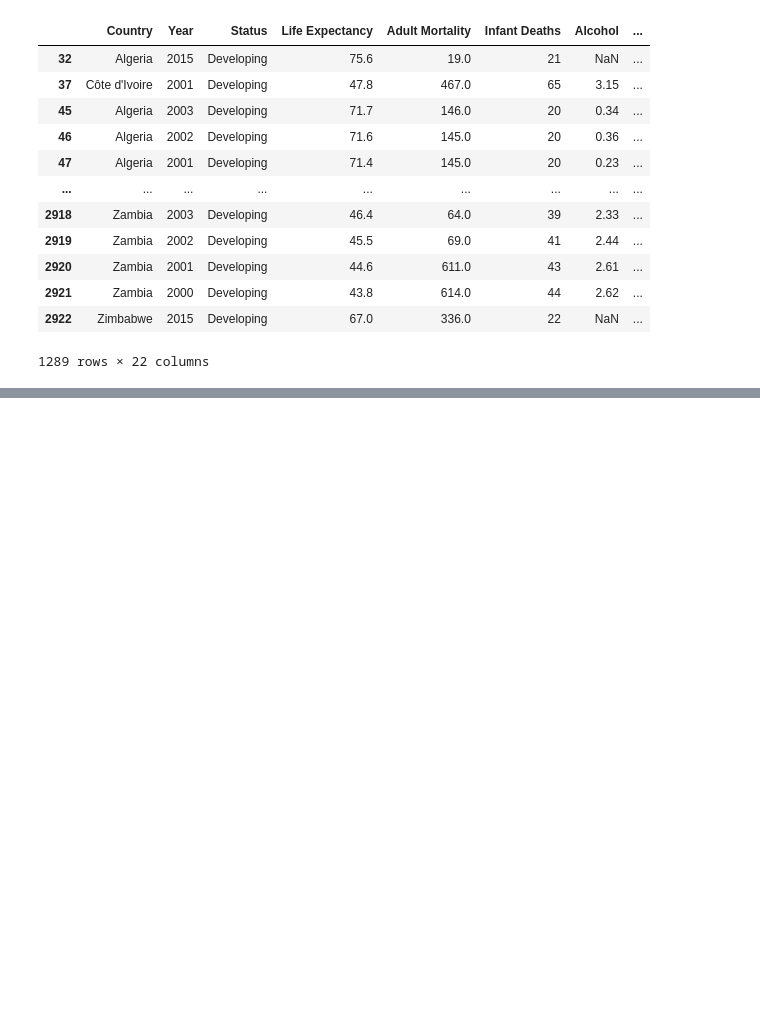
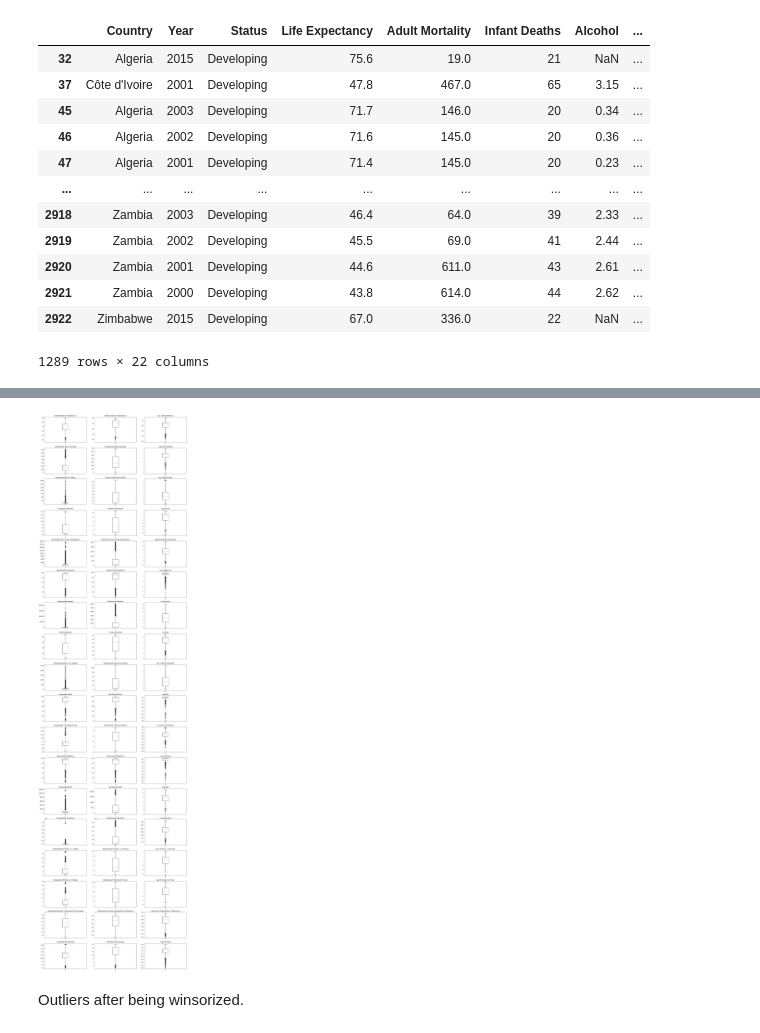
Before and after one commit to Taslack/Thinkful, a Jupyter notebook: Module 16/Checkpoint 10/Challenge.ipynb, the cells around one changed output, grey strips where cells are left out. Drawn from its saved outputs; the diff is of its cells as text; code cells hidden in the pictures; blank space fills up the shorter version.

```diff
--- a/Module 16/Checkpoint 10/Challenge.ipynb
+++ b/Module 16/Checkpoint 10/Challenge.ipynb
@@ -150,12 +163,15 @@ With all the null data we need to fill in the blanks.  Going to fill in with int
 # %%
 # Look at the columns to see if they are null
-null_cols = ['Life Expectancy', 'Adult Mortality', 'Alcohol',
-            'Hepatitis B', 'BMI', 'Polio', 'Total Expenditure',
+data_cols = ['Life Expectancy', 'Adult Mortality', 'Infant Deaths', 'Alcohol', 'Percentage Expenditure',
+            'Hepatitis B', 'Measles', 'BMI', 'Under-Five Deaths', 'Polio', 'Total Expenditure',
             'Diphtheria', 'GDP', 'Population', 'Thinness  1-19 Years',
             'Thinness 5-9 Years', 'Income Composition of Resources',
             'Schooling']
-df2 = df.copy()
+#df2 = df.copy()
 
 # Fill in the null values of the columns
-for col in null_cols:
+for col in data_cols:
+    #df2[col].fillna(df2[col].mean(), inplace=True)
     df2.loc[:, col] = df2.loc[:, col].interpolate()
+
+df2.isnull().sum() * 100/df2.isnull().count()
@@ -161,0 +196,26 @@ for col in null_cols:
+# %%
+# Box plots to view the outliers and Winsorize
+plt.figure(figsize=(20,80))
+i = 1
+z = len(data_cols)
+for col in data_cols:
+    plt.subplot(z, 3, i)
+    plt.boxplot(df2[col])
+    plt.title('Interpolated ' + col)
+    i += 1
+
+    plt.subplot(z, 3, i)
+    plt.boxplot(winsorize(df2[col], (0, 0.10)))
+    plt.title('Windsorized ' + col)
+    i += 1
+
+    plt.subplot(z, 3, i)
+    plt.boxplot(np.log(df2[col]))
+    plt.title('Log ' + col)
+    i += 1
+
+plt.show()
+# %% [output]
+[figure, added]
+# %% [markdown]
+Outliers after being winsorized.
```
Also changed, not shown: parts of 22 cells of this notebook, 2 other files.
